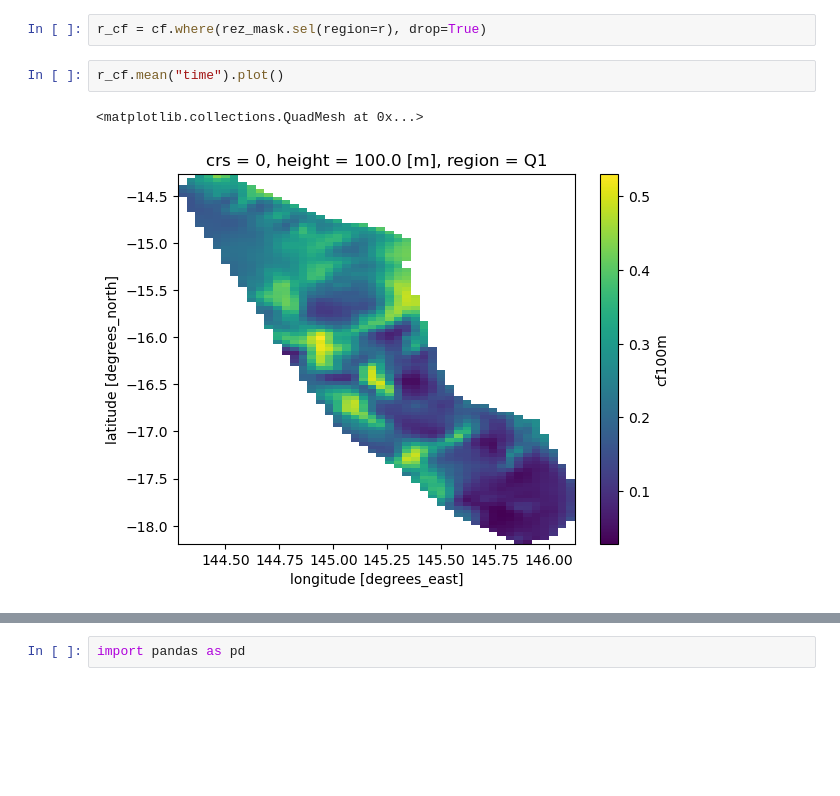
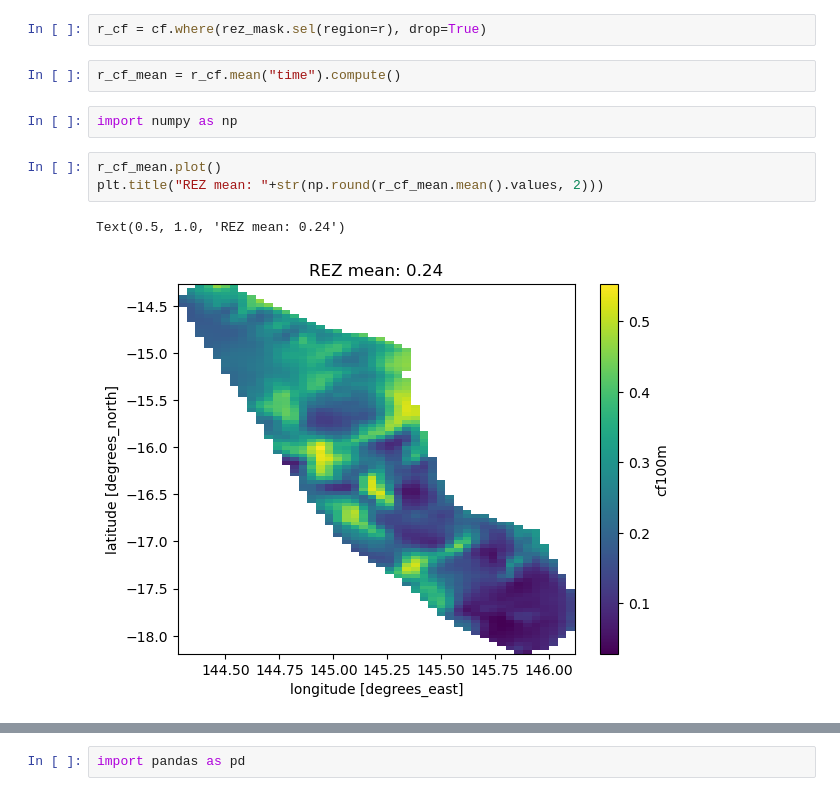
Before and after one commit to dougrichardson/wind_power_comparison, a Jupyter notebook: 02_REZ_capacity_factors.ipynb, the cells around one changed output, grey strips where cells are left out. Saved outputs shown, nothing was run; the diff lists cells and outputs as text; blank space fills up the shorter version.

```diff
--- a/02_REZ_capacity_factors.ipynb
+++ b/02_REZ_capacity_factors.ipynb
@@ -110,8 +113,13 @@ rez_mask = xr.open_dataset(
 r = "Q1"
 # %%
 r_cf = cf.where(rez_mask.sel(region=r), drop=True)
+# %%
+r_cf_mean = r_cf.mean("time").compute()
+# %%
+import numpy as np
 # %%
-r_cf.mean("time").plot()
+r_cf_mean.plot()
+plt.title("REZ mean: "+str(np.round(r_cf_mean.mean().values, 2)))
 # %% [output]
-<matplotlib.collections.QuadMesh at 0x...>
+Text(0.5, 1.0, 'REZ mean: 0.24')
-[figure, old version]
+[figure, new version]
```
Also changed, not shown: parts of 9 cells of this notebook.
